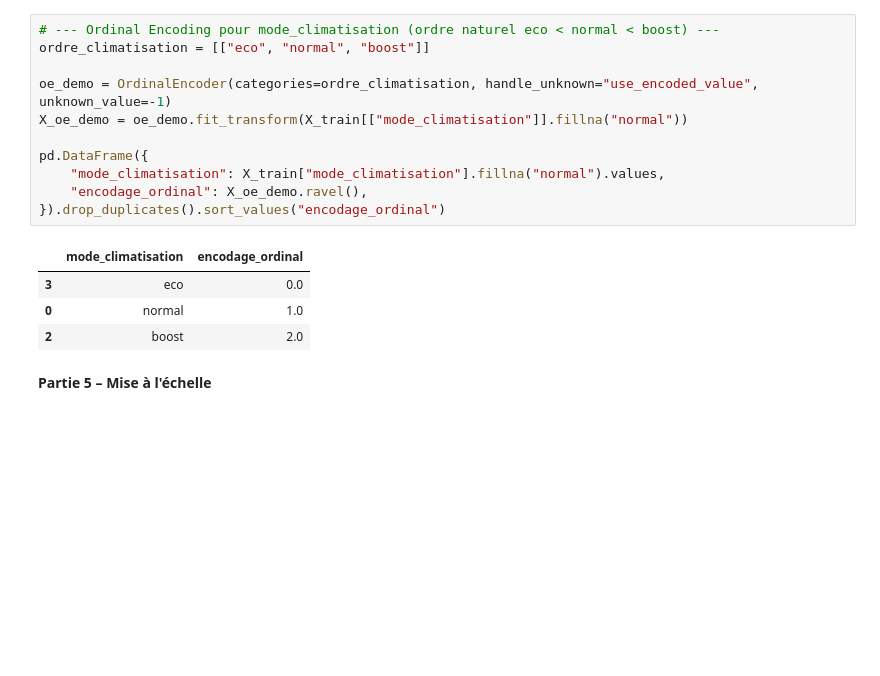
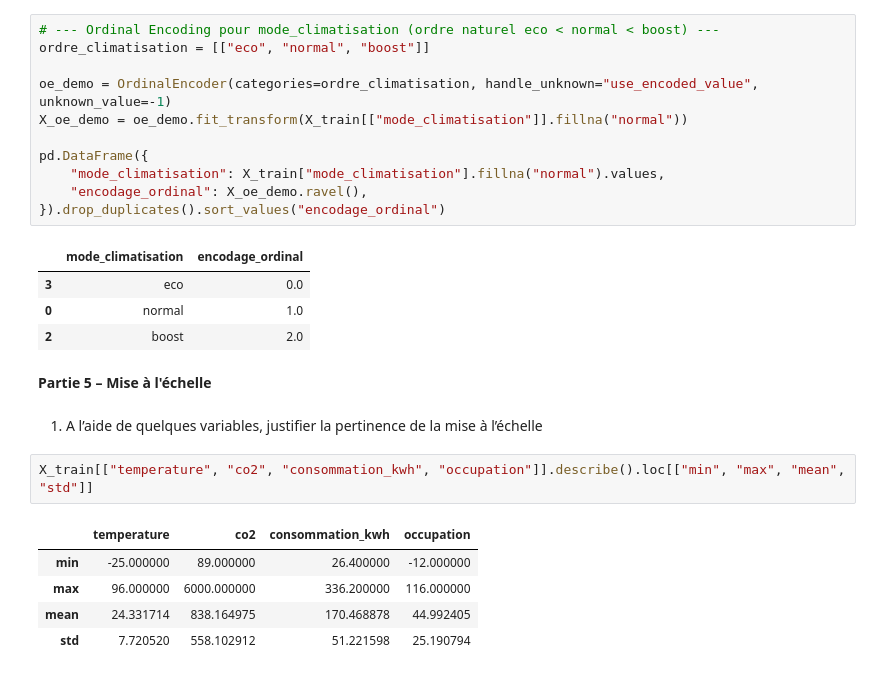
Before and after one commit to Youssoupha-ndiaye/atelier_pr-parations_donn-es_ODC_IA, a Jupyter notebook: atelier_prepa_donnees_tab/notebooks/atelier_prepa_donnees_tab.ipynb, the cells around one changed output. Cells and saved outputs as stored; diff of their text form; blank space fills up the shorter version.

Commit message:
Partie 5 – 1) justification de la pertinence de la mise à l'echelle

```diff
--- a/atelier_prepa_donnees_tab/notebooks/atelier_prepa_donnees_tab.ipynb
+++ b/atelier_prepa_donnees_tab/notebooks/atelier_prepa_donnees_tab.ipynb
@@ -734,3 +734,13 @@ pd.DataFrame({
 | 2 | boost | 2.0 |
 # %% [markdown]
 **Partie 5 – Mise à l'échelle**
+# %% [markdown]
+1) A l’aide de quelques variables, justifier la pertinence de la mise à l’échelle
+# %%
+X_train[["temperature", "co2", "consommation_kwh", "occupation"]].describe().loc[["min", "max", "mean", "std"]]
+# %% [output]
+|  | temperature | co2 | consommation_kwh | occupation |
+| min | -25.000000 | 89.000000 | 26.400000 | -12.000000 |
+| max | 96.000000 | 6000.000000 | 336.200000 | 116.000000 |
+| mean | 24.331714 | 838.164975 | 170.468878 | 44.992405 |
+| std | 7.720520 | 558.102912 | 51.221598 | 25.190794 |
```
Also changed, not shown: parts of 1 cell of this notebook.
